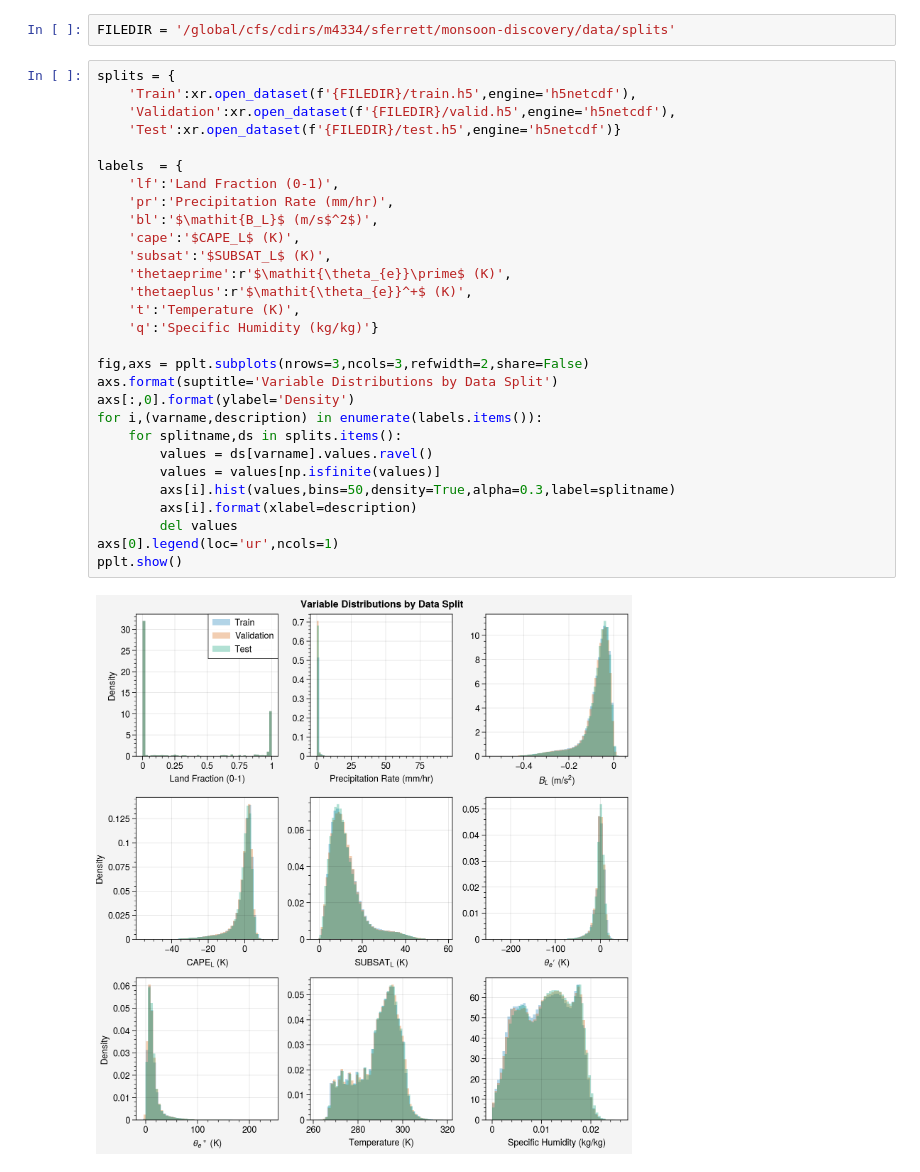
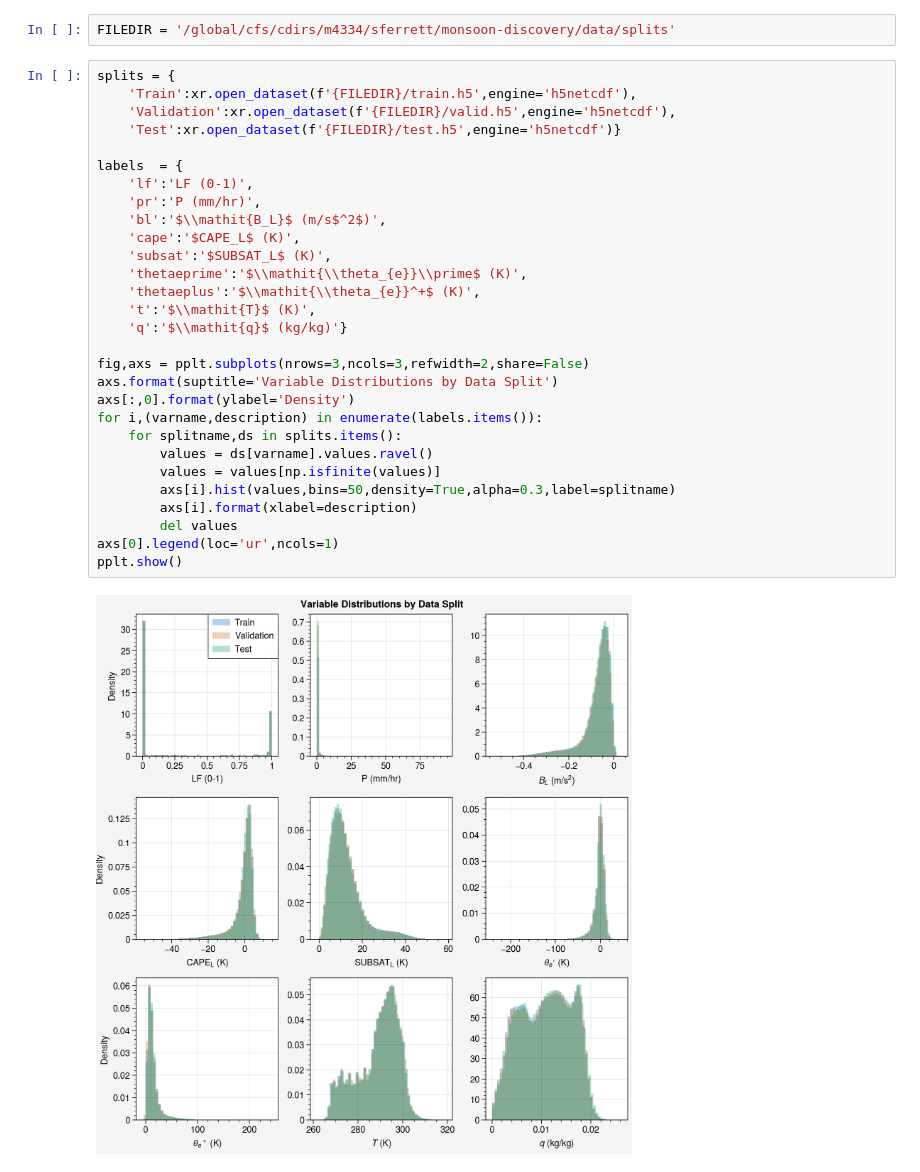
Before and after one commit to savannahferretti/monsoon-sr, a Jupyter notebook: notebooks/distributions.ipynb, the cells around one changed output. Cells and saved outputs as stored; diff of their text form.

```diff
--- a/notebooks/distributions.ipynb
+++ b/notebooks/distributions.ipynb
@@ -11,31 +11,31 @@ FILEDIR = '/global/cfs/cdirs/m4334/sferrett/monsoon-discovery/data/splits'
 # %%
 splits = {
     'Train':xr.open_dataset(f'{FILEDIR}/train.h5',engine='h5netcdf'),
     'Validation':xr.open_dataset(f'{FILEDIR}/valid.h5',engine='h5netcdf'),
     'Test':xr.open_dataset(f'{FILEDIR}/test.h5',engine='h5netcdf')}
 
 labels  = {
-    'lf':'Land Fraction (0-1)',
-    'pr':'Precipitation Rate (mm/hr)',
-    'bl':'$\mathit{B_L}$ (m/s$^2$)',
+    'lf':'LF (0-1)',
+    'pr':'P (mm/hr)',
+    'bl':'$\\mathit{B_L}$ (m/s$^2$)',
     'cape':'$CAPE_L$ (K)',
     'subsat':'$SUBSAT_L$ (K)',
-    'thetaeprime':r'$\mathit{\theta_{e}}\prime$ (K)',
-    'thetaeplus':r'$\mathit{\theta_{e}}^+$ (K)',
-    't':'Temperature (K)',
-    'q':'Specific Humidity (kg/kg)'}
+    'thetaeprime':'$\\mathit{\\theta_{e}}\\prime$ (K)',
+    'thetaeplus':'$\\mathit{\\theta_{e}}^+$ (K)',
+    't':'$\\mathit{T}$ (K)',
+    'q':'$\\mathit{q}$ (kg/kg)'}
 
 fig,axs = pplt.subplots(nrows=3,ncols=3,refwidth=2,share=False)
 axs.format(suptitle='Variable Distributions by Data Split')
 axs[:,0].format(ylabel='Density')
 for i,(varname,description) in enumerate(labels.items()):
     for splitname,ds in splits.items():
         values = ds[varname].values.ravel()
         values = values[np.isfinite(values)]
         axs[i].hist(values,bins=50,density=True,alpha=0.3,label=splitname)
         axs[i].format(xlabel=description)
         del values
 axs[0].legend(loc='ur',ncols=1)
 pplt.show()
 # %% [output]
-[figure, old version]
+[figure, new version]
```
Also changed, not shown: parts of 1 cell of this notebook, 11 other files.
